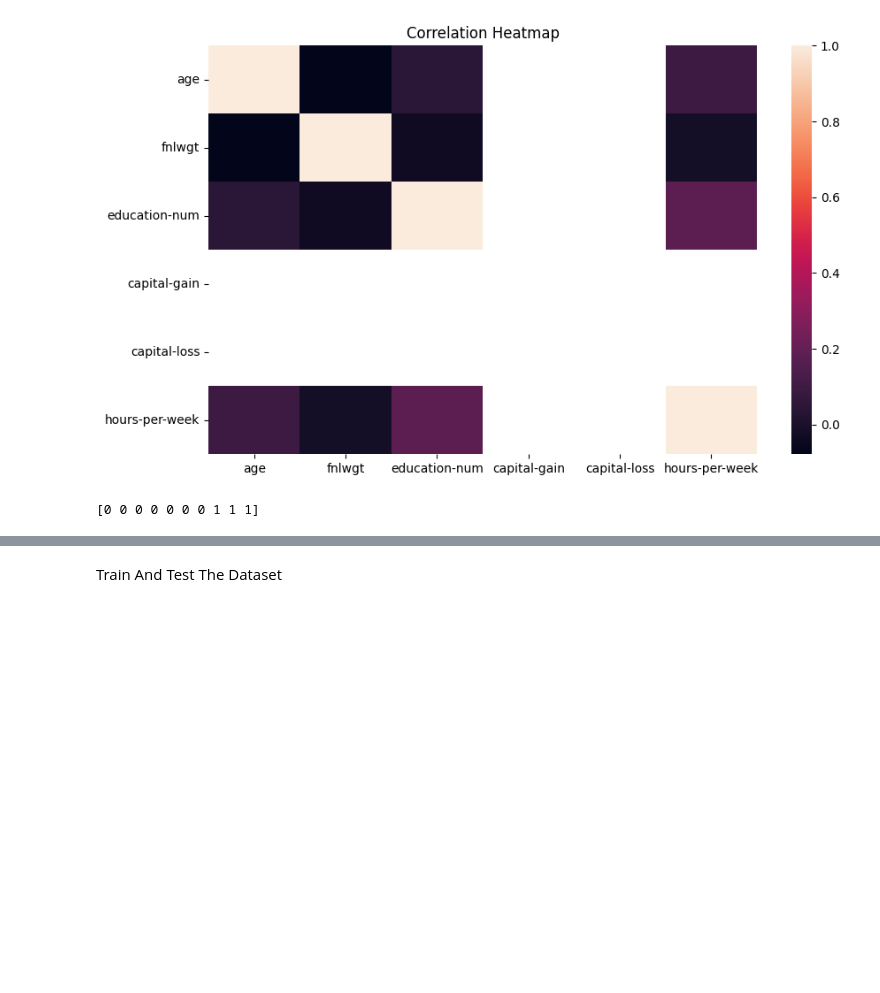
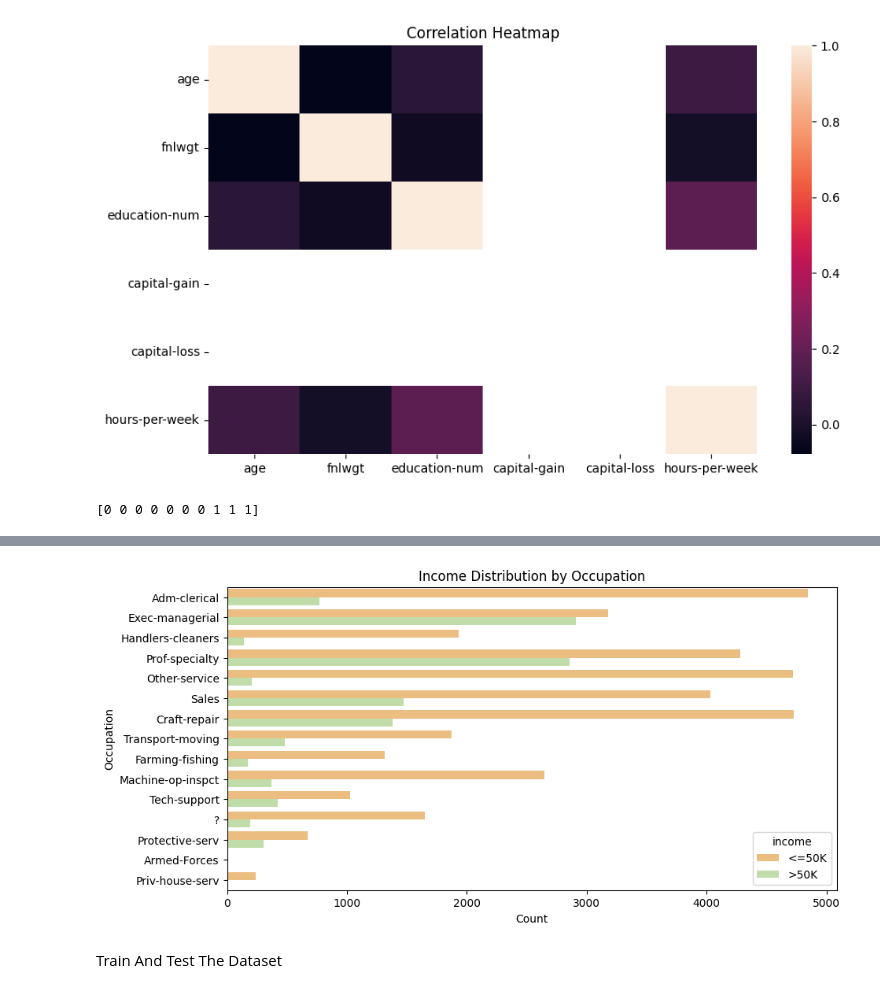
Before and after one commit to Sristi1123/Adult-Income-Prediction-Using-ML, a Jupyter notebook: adult_income.ipynb, the cells around one changed output, grey strips where cells are left out. Saved outputs shown, nothing was run; the diff lists cells and outputs as text; code cells hidden in the pictures; blank space fills up the shorter version.

```diff
--- a/adult_income.ipynb
+++ b/adult_income.ipynb
@@ -187,3 +207,12 @@ X_encoded = pd.get_dummies(X, drop_first=True)
+# %%
+plt.figure(figsize=(10,5))
+sns.countplot(y='occupation', hue='income', data=df, palette='Spectral')
+plt.title('Income Distribution by Occupation')
+plt.xlabel('Count')
+plt.ylabel('Occupation')
+plt.show()
+# %% [output]
+[figure, added]
 # %% [markdown]
 Train And Test The Dataset
 # %%
```
Also changed, not shown: parts of 2 cells of this notebook.
